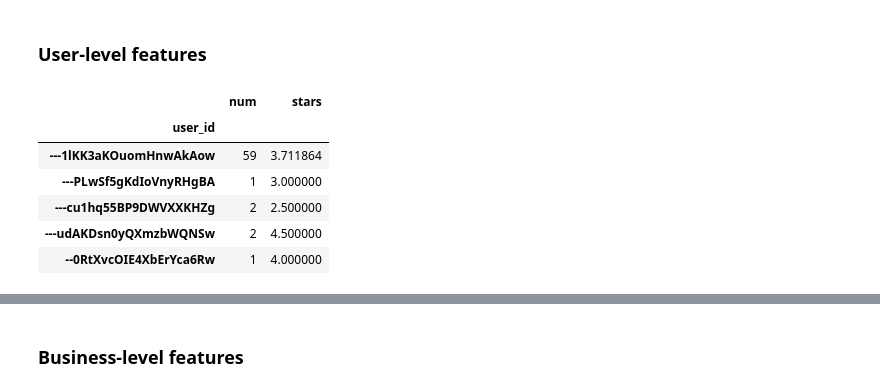
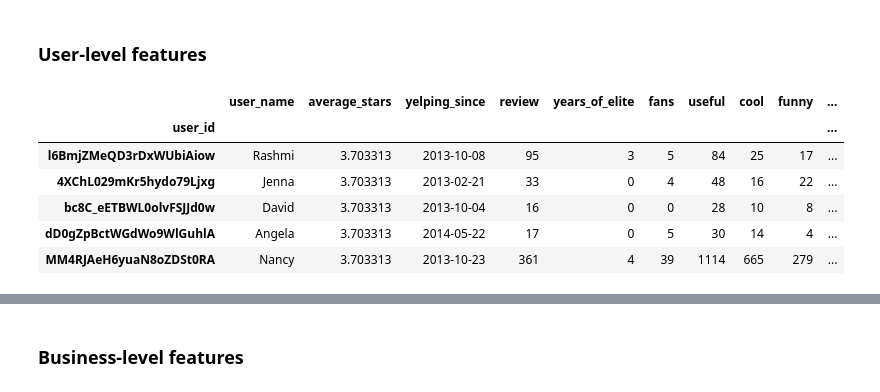
Before and after one commit to GioFic95/restaurant-recommendation-system, a Jupyter notebook: src/main_notebook.ipynb, the cells around one changed output, grey strips where cells are left out. Saved outputs shown, nothing was run; the diff lists cells and outputs as text; code cells hidden in the pictures.

```diff
--- a/src/main_notebook.ipynb
+++ b/src/main_notebook.ipynb
@@ -242,20 +242,19 @@ users = _pickle.load(pickle_user)
 # %%
 avg_stars = review_hist['stars'].mean()
 
 users = users.assign(average_stars=avg_stars)
 users = users.assign(num_reviews=0)
+users = users.assign(average_stars_bin=avg_stars)
+users = users.assign(num_reviews_bin=0)
+users = users.assign(average_stars_real=avg_stars)
+users = users.assign(num_reviews_real=0)
 users = users.set_index('user_id')
+users.head()
+# %% [output]
+|  | user_name | average_stars | yelping_since | review | years_of_elite | fans | useful | cool | funny | ... |
+| user_id |  |  |  |  |  |  |  |  |  | ... |
+| l6BmjZMeQD3rDxWUbiAiow | Rashmi | 3.703313 | 2013-10-08 | 95 | 3 | 5 | 84 | 25 | 17 | ... |
+| 4XChL029mKr5hydo79Ljxg | Jenna | 3.703313 | 2013-02-21 | 33 | 0 | 4 | 48 | 16 | 22 | ... |
+| bc8C_eETBWL0olvFSJJd0w | David | 3.703313 | 2013-10-04 | 16 | 0 | 0 | 28 | 10 | 8 | ... |
+| dD0gZpBctWGdWo9WlGuhlA | Angela | 3.703313 | 2014-05-22 | 17 | 0 | 5 | 30 | 14 | 4 | ... |
+| MM4RJAeH6yuaN8oZDSt0RA | Nancy | 3.703313 | 2013-10-23 | 361 | 4 | 39 | 1114 | 665 | 279 | ... |
-# %%
-grouped = review_hist.groupby('user_id')
-group_sizes = grouped['review_id'].agg(_np.size)
-group_stars = grouped['stars'].agg(_np.mean)
-grouped_reviews = _pd.DataFrame({'num':group_sizes, 'stars':group_stars})
-grouped_reviews.head()
-# %% [output]
-|  | num | stars |
-| user_id |  |  |
-| ---1lKK3aKOuomHnwAkAow | 59 | 3.711864 |
-| ---PLwSf5gKdIoVnyRHgBA | 1 | 3.000000 |
-| ---cu1hq55BP9DWVXXKHZg | 2 | 2.500000 |
-| ---udAKDsn0yQXmzbWQNSw | 2 | 4.500000 |
-| --0RtXvcOIE4XbErYca6Rw | 1 | 4.000000 |
```
Also changed, not shown: parts of 3 cells of this notebook.
